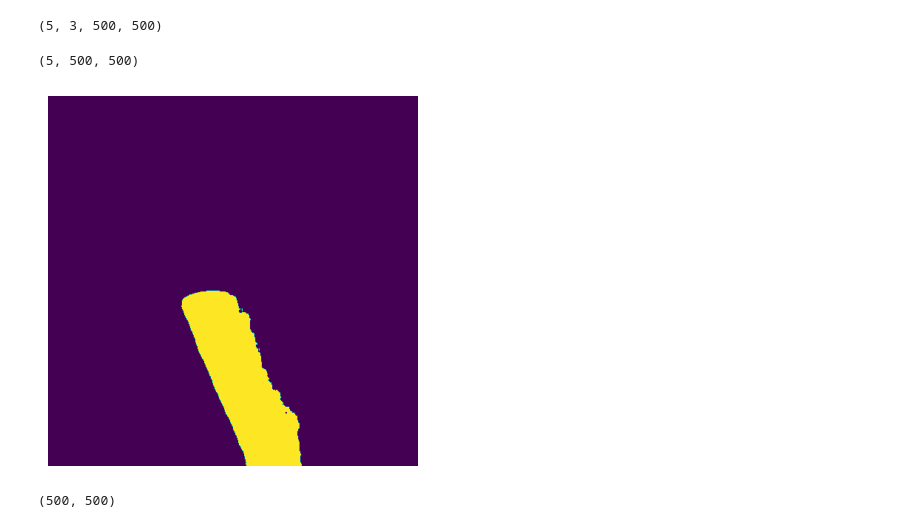
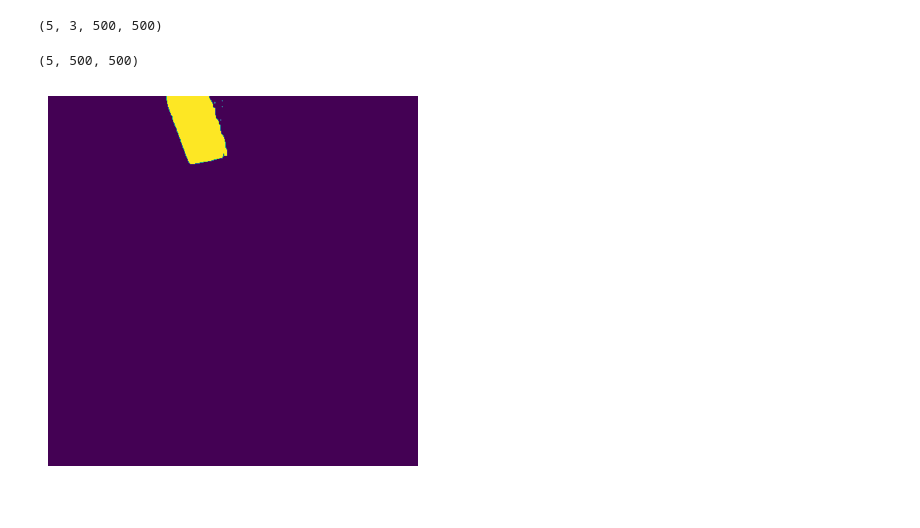
Before and after one commit to VectorInstitute/SegMate, a Jupyter notebook: segmate_demo.ipynb, the cells around one changed output. Saved outputs shown, nothing was run; the diff lists cells and outputs as text; code cells hidden in the pictures.

```diff
--- a/segmate_demo.ipynb
+++ b/segmate_demo.ipynb
@@ -62,11 +62,11 @@ masks.shape
 (5, 3, 500, 500)
 # %%
 mask = utils.binarize_mask(masks, sum_all_masks=False)
-# %%
-mask.shape
-# %% [output]
-(5, 500, 500)
+# %%
+mask.shape
+# %% [output]
+(5, 500, 500)
 # %%
-utils.show_image(mask[2])
+utils.show_image(mask[3])
 # %% [output]
-[figure, old version]
+[figure, new version]
@@ -75,4 +72,0 @@ mask = utils.binarize_mask(masks, sum_all_masks=True)
-# %%
-mask.shape
-# %% [output]
-(500, 500)
```
Also changed, not shown: parts of 6 cells of this notebook.
